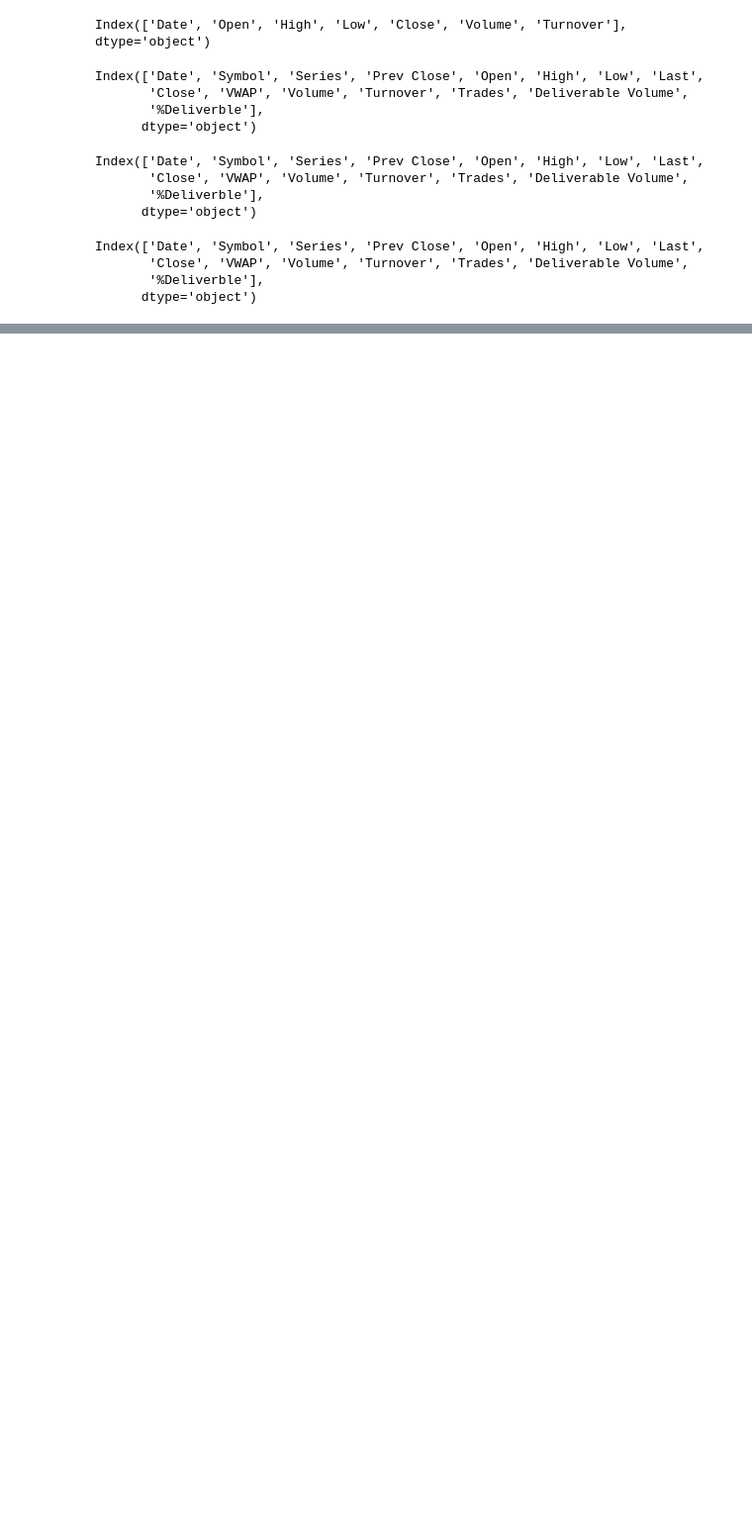
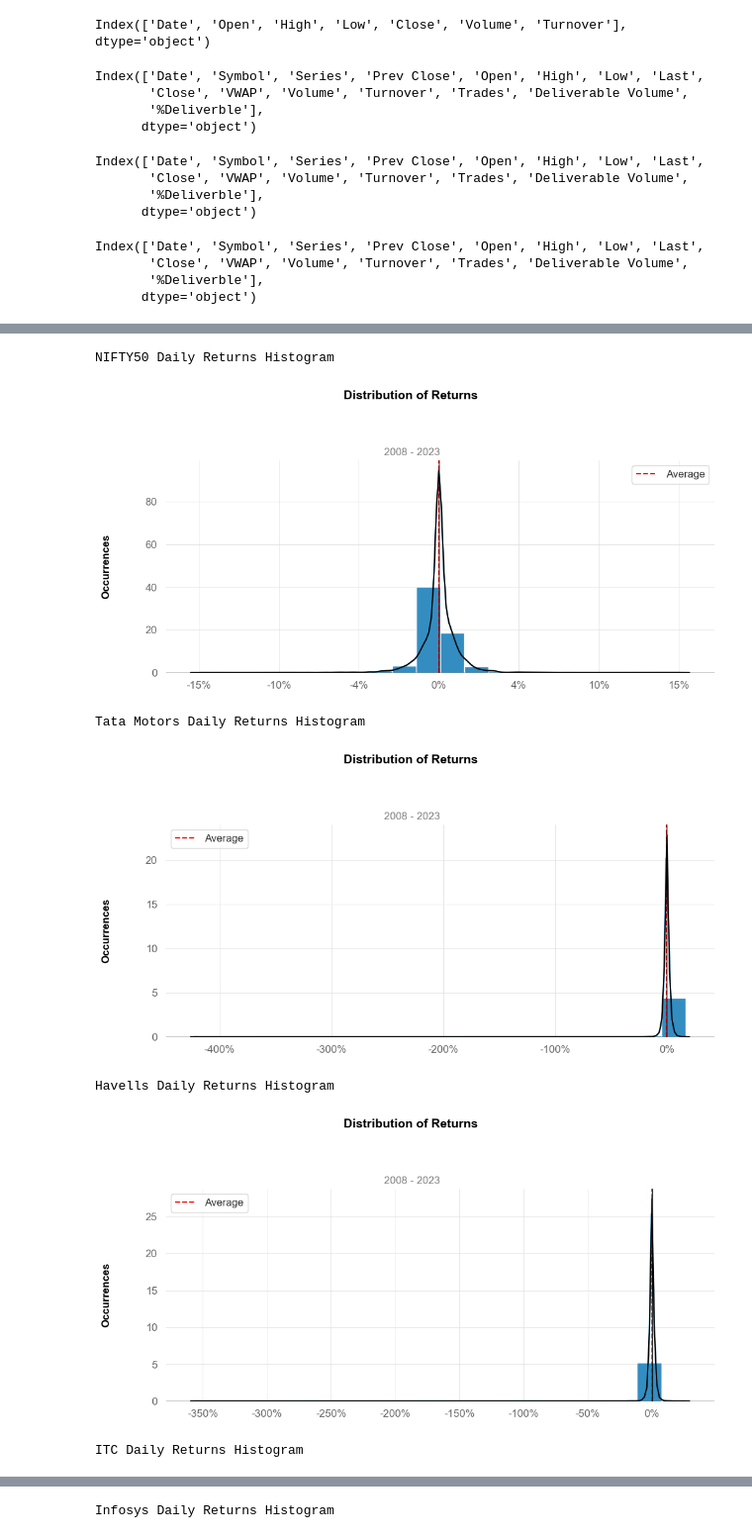
Before and after one commit to manishkr1754/Data_Science_for_Financial_Markets, a Jupyter notebook: Data Science for Financial Markets-nsepy.ipynb, the cells around one changed output, grey strips where cells are left out. Shown at 99% size. Cells and saved outputs as stored; diff of their text form; code cells hidden in the pictures; blank space fills up the shorter version.

```diff
--- a/Data Science for Financial Markets-nsepy.ipynb
+++ b/Data Science for Financial Markets-nsepy.ipynb
@@ -568,0 +611,25 @@ Infosys Daily Returns Plot:
+# %%
+# Plotting histograms for daily returns
+print('\n')
+print('\nNIFTY50 Daily Returns Histogram')
+qs.plots.histogram(nifty50_returns/100, resample = 'D')
+print('\n')
+print('\nTata Motors Daily Returns Histogram')
+qs.plots.histogram(tata_motors_returns/100, resample = 'D')
+print('\n')
+print('\nHavells Daily Returns Histogram')
+qs.plots.histogram(havells_returns/100, resample = 'D')
+print('\n')
+print('\nITC Daily Returns Histogram')
+qs.plots.histogram(itc_returns/100, resample = 'D')
+print('\n')
+print('\nInfosys Daily Returns Histogram')
+qs.plots.histogram(infosys_returns/100, resample = 'D')
+# %% [output]
+NIFTY50 Daily Returns Histogram
+[figure, added]
+Tata Motors Daily Returns Histogram
+[figure, added]
+Havells Daily Returns Histogram
+[figure, added]
+ITC Daily Returns Histogram
@@ -568,0 +637 @@ Infosys Daily Returns Plot:
+Infosys Daily Returns Histogram
```
Also changed, not shown: parts of 61 cells of this notebook.
